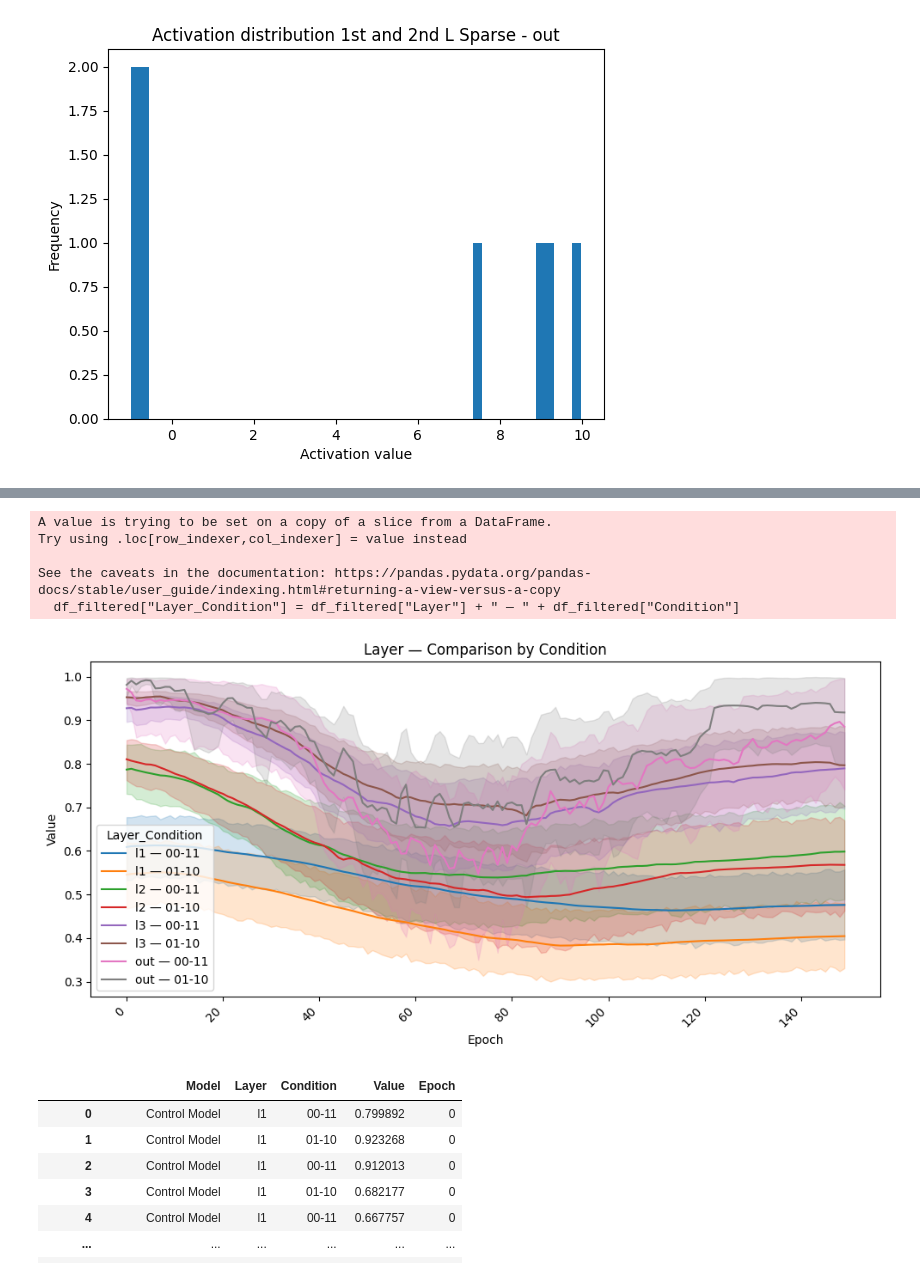
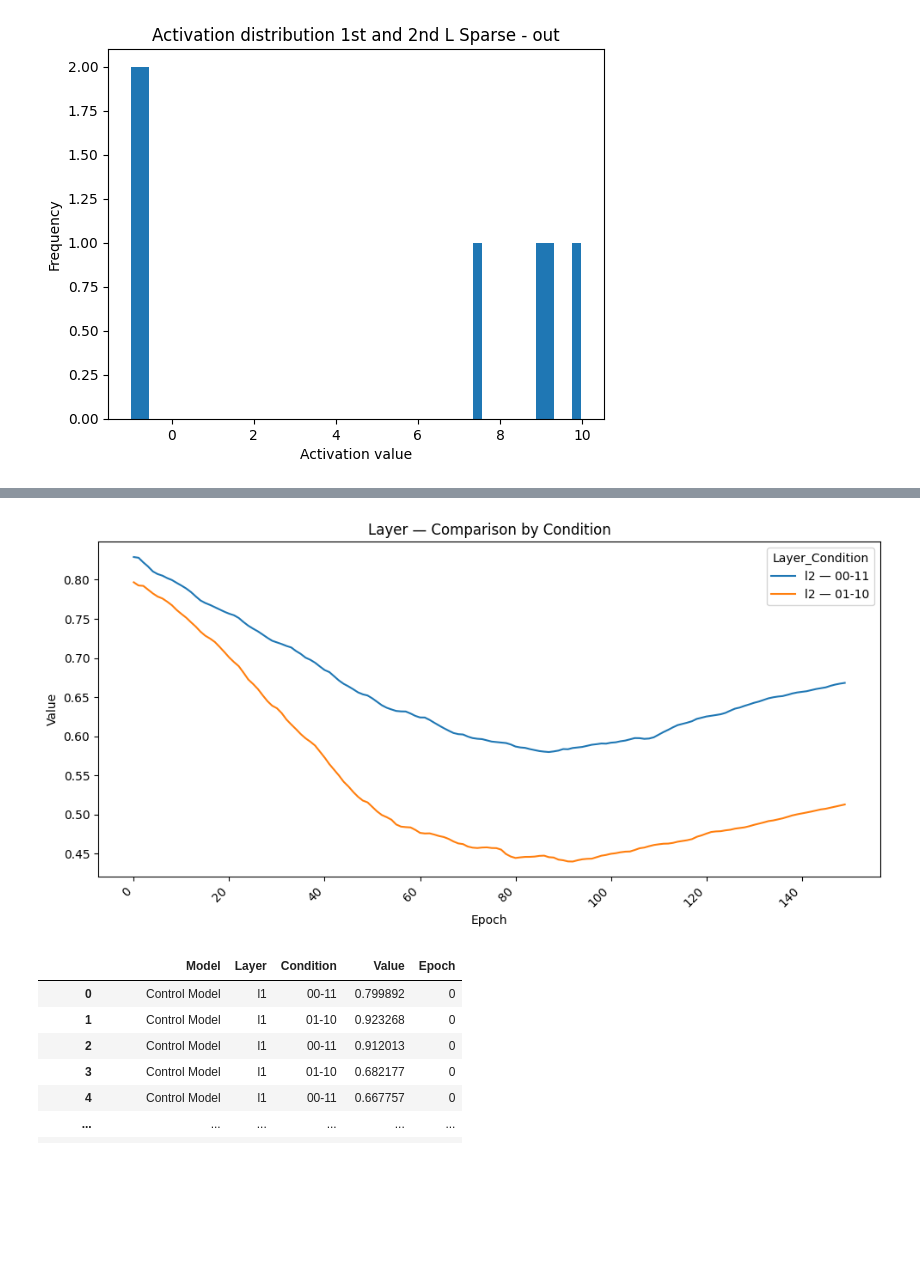
Before and after one commit to animeshsasan/hippocampal-cortex-learning, a Jupyter notebook: .ipynbs/analysing-sparsity.ipynb, the cells around one changed output, grey strips where cells are left out. Drawn from its saved outputs; the diff is of its cells as text; code cells hidden in the pictures; blank space fills up the shorter version.

Commit message:
Added more experiments, shifted chart usage to data classes

```diff
--- a/.ipynbs/analysing-sparsity.ipynb
+++ b/.ipynbs/analysing-sparsity.ipynb
@@ -247,22 +248,18 @@ plt.show()
 # %%
 records = modelAnalysisUtils.create_train_absolute_sim_graph(multi_run_analysis_2d, graphType=AbsSimilarityType.WITHIN)
 records_2 = modelAnalysisUtils.create_train_absolute_sim_graph(multi_run_analysis_2d, graphType=AbsSimilarityType.BETWEEN)
 
 plt.figure(figsize=(10, 5))
 df_filtered = records[records["Model"] == "Control Model"]
+df_filtered = df_filtered[df_filtered["Layer"] == "l2"]
 df_filtered["Layer_Condition"] = df_filtered["Layer"] + " — " + df_filtered["Condition"]
-sns.lineplot(data=df_filtered, x="Epoch", y="Value", hue="Layer_Condition", estimator='mean')
+sns.lineplot(data=df_filtered, x="Epoch", y="Value", hue="Layer_Condition", estimator='mean', errorbar=None)
 plt.title(f"Layer — Comparison by Condition")
 plt.xticks(rotation=45, ha='right')
 plt.tight_layout()
 plt.show()
 # %% [output]
-A value is trying to be set on a copy of a slice from a DataFrame.
-Try using .loc[row_indexer,col_indexer] = value instead
-
-See the caveats in the documentation: https://pandas.pydata.org/pandas-docs/stable/user_guide/indexing.html#returning-a-view-versus-a-copy
-  df_filtered["Layer_Condition"] = df_filtered["Layer"] + " — " + df_filtered["Condition"]
-[figure, old version]
+[figure, new version]
 # %%
 import pandas as pd
 
```
Also changed, not shown: parts of 3 cells of this notebook, 5 other files.
